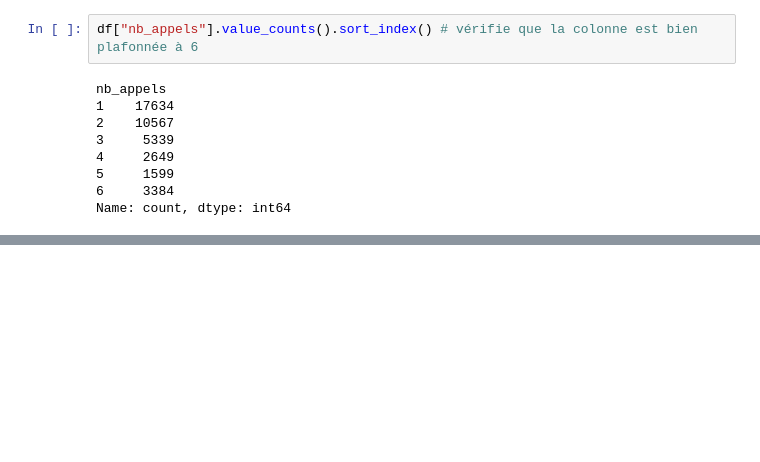
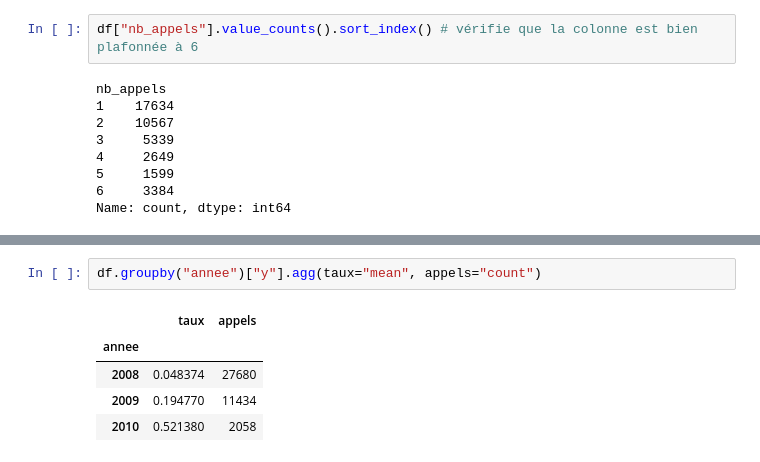
Before and after one commit to Amelie-S38/bank-marketing-dashboard, a Jupyter notebook: notebooks/02_analyse.ipynb, the cells around one changed output, grey strips where cells are left out. Drawn from its saved outputs; the diff is of its cells as text; blank space fills up the shorter version.

```diff
--- a/notebooks/02_analyse.ipynb
+++ b/notebooks/02_analyse.ipynb
@@ -198,0 +339,8 @@ effort
+# %%
+df.groupby("annee")["y"].agg(taux="mean", appels="count")
+# %% [output]
+|  | taux | appels |
+| annee |  |  |
+| 2008 | 0.048374 | 27680 |
+| 2009 | 0.194770 | 11434 |
+| 2010 | 0.521380 | 2058 |
```
Also changed, not shown: parts of 16 cells of this notebook, 3 other files.
